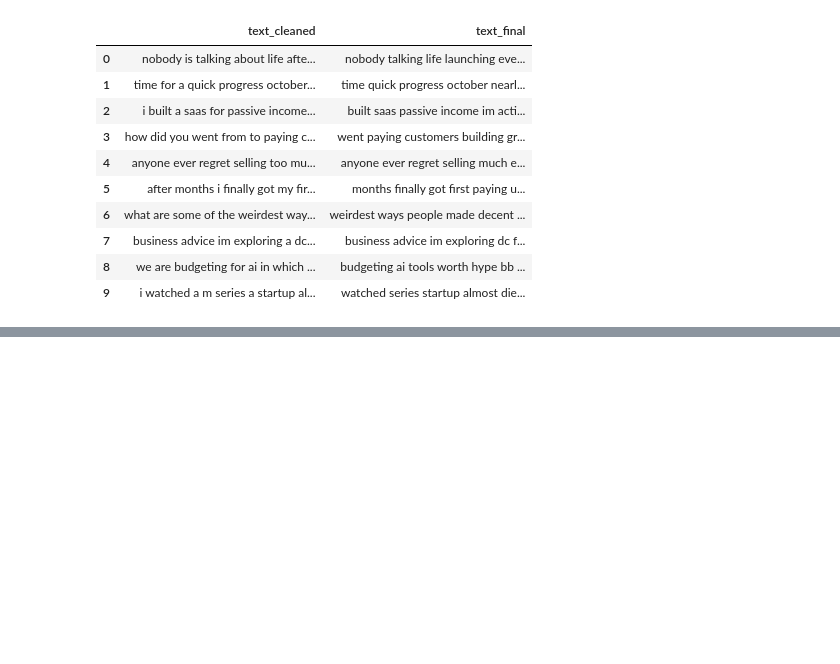
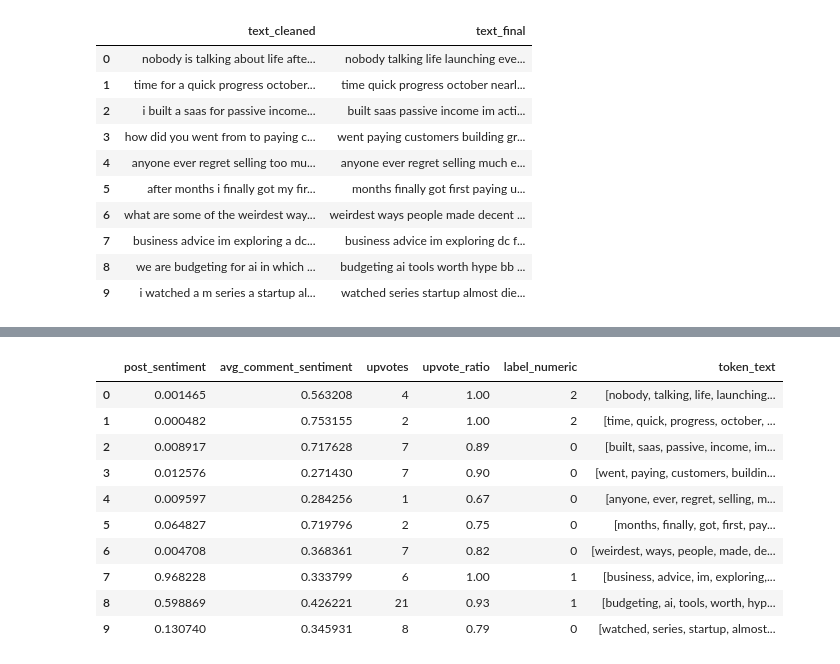
Before and after one commit to Tareqhasanmunna/saas-idea-validator, a Jupyter notebook: src/preprocessing/notebook/preprocessV2.ipynb, the cells around one changed output, grey strips where cells are left out. Drawn from its saved outputs; the diff is of its cells as text; code cells hidden in the pictures; blank space fills up the shorter version.

```diff
--- a/src/preprocessing/notebook/preprocessV2.ipynb
+++ b/src/preprocessing/notebook/preprocessV2.ipynb
@@ -267,3 +267,12 @@ df.head(10)
 | 7 | 0.968228 | 0.333799 | 9 | 6 | 1.00 | good | business advice im exploring dc f... |
 | 8 | 0.598869 | 0.426221 | 7 | 21 | 0.93 | good | budgeting ai tools worth hype bb ... |
 | 9 | 0.130740 | 0.345931 | 20 | 8 | 0.79 | bad | watched series startup almost die... |
+# %%
+import pandas as pd
+import nltk
+from nltk import word_tokenize
+nltk.download('punkt')
+df = pd.read_csv('E:\saas-idea-validator\data\processed\cleaned_dataset.csv')
+df['token_text'] = df['text_final'].apply(lambda x: word_tokenize(str(x)))
+print("Tokenized dataset saved as 'tokenized_dataset.csv'")
+print(df.head())
@@ -269,0 +300,15 @@ df.head(10)
+# %%
+df.drop(columns=['text_final'], inplace=True)
+df.head(10)
+# %% [output]
+|  | post_sentiment | avg_comment_sentiment | upvotes | upvote_ratio | label_numeric | token_text |
+| 0 | 0.001465 | 0.563208 | 4 | 1.00 | 2 | [nobody, talking, life, launching... |
+| 1 | 0.000482 | 0.753155 | 2 | 1.00 | 2 | [time, quick, progress, october, ... |
+| 2 | 0.008917 | 0.717628 | 7 | 0.89 | 0 | [built, saas, passive, income, im... |
+| 3 | 0.012576 | 0.271430 | 7 | 0.90 | 0 | [went, paying, customers, buildin... |
+| 4 | 0.009597 | 0.284256 | 1 | 0.67 | 0 | [anyone, ever, regret, selling, m... |
+| 5 | 0.064827 | 0.719796 | 2 | 0.75 | 0 | [months, finally, got, first, pay... |
+| 6 | 0.004708 | 0.368361 | 7 | 0.82 | 0 | [weirdest, ways, people, made, de... |
+| 7 | 0.968228 | 0.333799 | 6 | 1.00 | 1 | [business, advice, im, exploring,... |
+| 8 | 0.598869 | 0.426221 | 21 | 0.93 | 1 | [budgeting, ai, tools, worth, hyp... |
+| 9 | 0.130740 | 0.345931 | 8 | 0.79 | 0 | [watched, series, startup, almost... |
```
Also changed, not shown: parts of 5 cells of this notebook, 14 other files.
